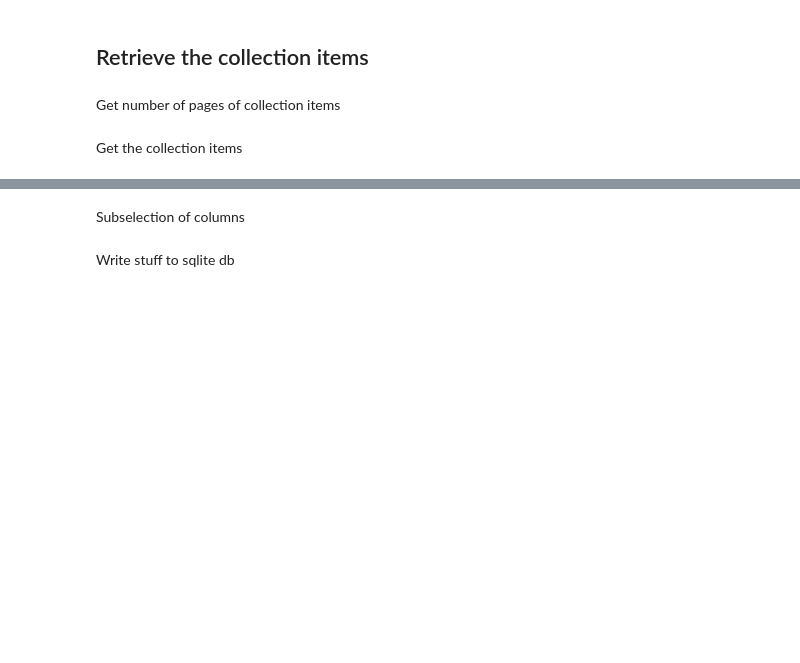
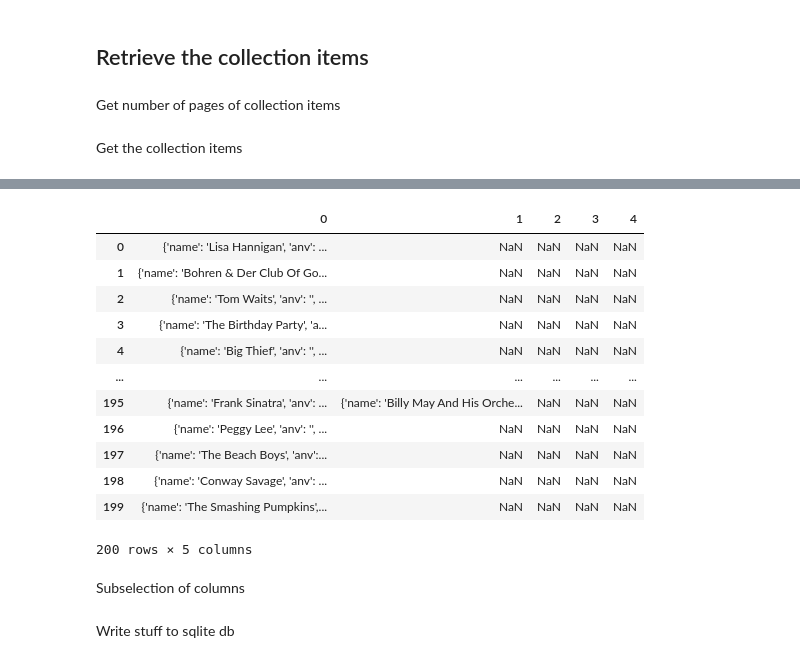
Before and after one commit to mark-me/discogs_collection_value, a Jupyter notebook: notebooks/collect_data.ipynb, the cells around one changed output, grey strips where cells are left out. Cells and saved outputs as stored; diff of their text form; code cells hidden in the pictures; blank space fills up the shorter version.

```diff
--- a/notebooks/collect_data.ipynb
+++ b/notebooks/collect_data.ipynb
@@ -65,3 +65,21 @@ df_collection.head()
+# %%
+test = df_collection['basic_information.artists'].apply(pd.Series)
+df = pd.DataFrame.from_dict(test)
+df.head(200)
+# %% [output]
+|  | 0 | 1 | 2 | 3 | 4 |
+| 0 | {'name': 'Lisa Hannigan', 'anv': ... | NaN | NaN | NaN | NaN |
+| 1 | {'name': 'Bohren & Der Club Of Go... | NaN | NaN | NaN | NaN |
+| 2 | {'name': 'Tom Waits', 'anv': '', ... | NaN | NaN | NaN | NaN |
+| 3 | {'name': 'The Birthday Party', 'a... | NaN | NaN | NaN | NaN |
+| 4 | {'name': 'Big Thief', 'anv': '', ... | NaN | NaN | NaN | NaN |
+| ... | ... | ... | ... | ... | ... |
+| 195 | {'name': 'Frank Sinatra', 'anv': ... | {'name': 'Billy May And His Orche... | NaN | NaN | NaN |
+| 196 | {'name': 'Peggy Lee', 'anv': '', ... | NaN | NaN | NaN | NaN |
+| 197 | {'name': 'The Beach Boys', 'anv':... | NaN | NaN | NaN | NaN |
+| 198 | {'name': 'Conway Savage', 'anv': ... | NaN | NaN | NaN | NaN |
+| 199 | {'name': 'The Smashing Pumpkins',... | NaN | NaN | NaN | NaN |
+200 rows × 5 columns
 # %% [markdown]
 Subselection of columns
 # %%
```
Also changed, not shown: parts of 6 cells of this notebook.
